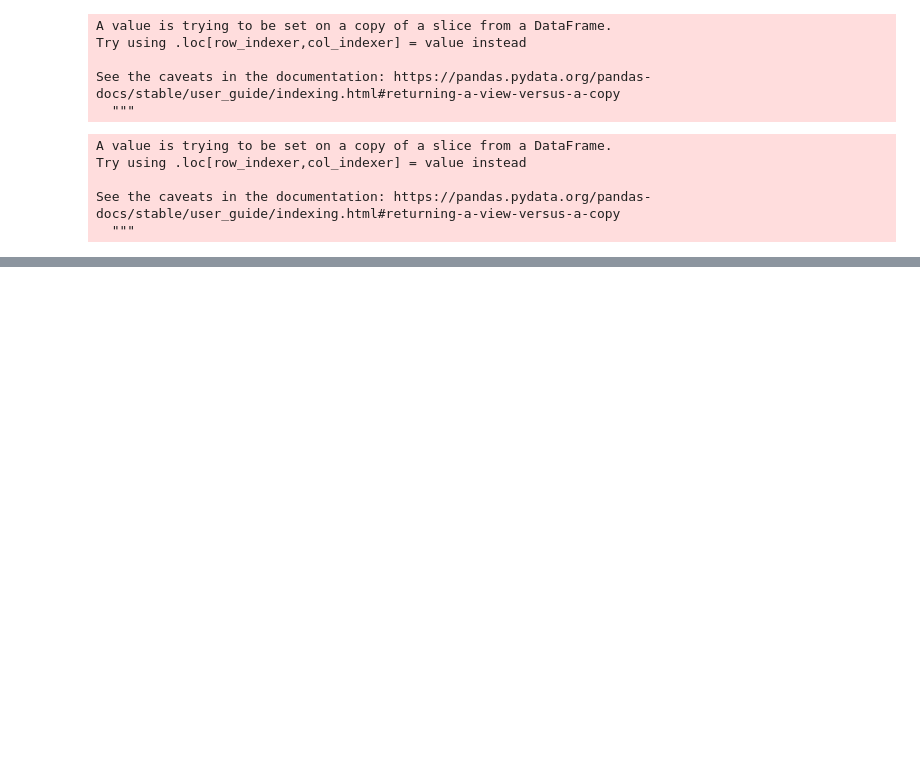
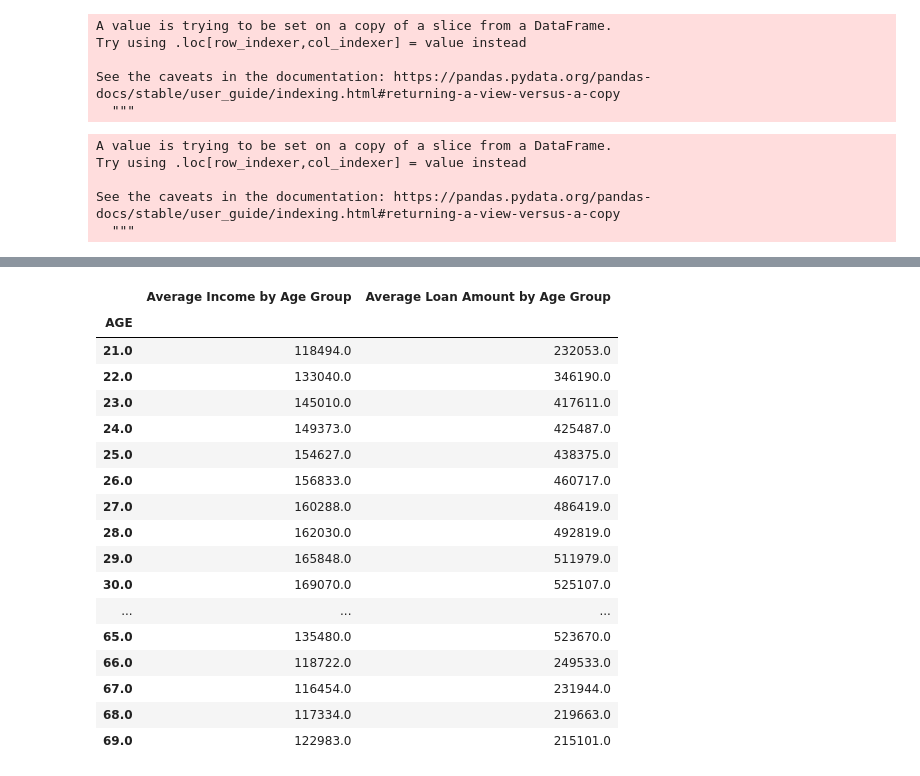
Before and after one commit to Shanaida/datascience_project1, a Jupyter notebook: project_one.ipynb, the cells around one changed output, grey strips where cells are left out. Saved outputs shown, nothing was run; the diff lists cells and outputs as text; code cells hidden in the pictures; blank space fills up the shorter version.

```diff
--- a/project_one.ipynb
+++ b/project_one.ipynb
@@ -267,0 +324,35 @@ dtype: int64
+# %%
+# Create Age Only Summary for Scatter Plot
+agecount = age_only.groupby(["AGE"])
+totagecount = agecount["AGE"].nunique()
+
+# Average Loan Amount by Age
+avgloan = round(agecount["CURR_AMT_CREDIT"].mean(),0)
+
+# Average Income Amount by Age
+avgincome = round(agecount["CURR_AMT_INCOME_TOTAL"].mean(),0)
+
+# Summary Data Frame of Age Range
+
+age_only_summary = pd.DataFrame({"Average Income by Age Group": avgincome,
+                           "Average Loan Amount by Age Group": avgloan})
+age_only_summary
+# %% [output]
+|  | Average Income by Age Group | Average Loan Amount by Age Group |
+| AGE |  |  |
+| 21.0 | 118494.0 | 232053.0 |
+| 22.0 | 133040.0 | 346190.0 |
+| 23.0 | 145010.0 | 417611.0 |
+| 24.0 | 149373.0 | 425487.0 |
+| 25.0 | 154627.0 | 438375.0 |
+| 26.0 | 156833.0 | 460717.0 |
+| 27.0 | 160288.0 | 486419.0 |
+| 28.0 | 162030.0 | 492819.0 |
+| 29.0 | 165848.0 | 511979.0 |
+| 30.0 | 169070.0 | 525107.0 |
+| ... | ... | ... |
+| 65.0 | 135480.0 | 523670.0 |
+| 66.0 | 118722.0 | 249533.0 |
+| 67.0 | 116454.0 | 231944.0 |
+| 68.0 | 117334.0 | 219663.0 |
+| 69.0 | 122983.0 | 215101.0 |
```
Also changed, not shown: parts of 16 cells of this notebook.
